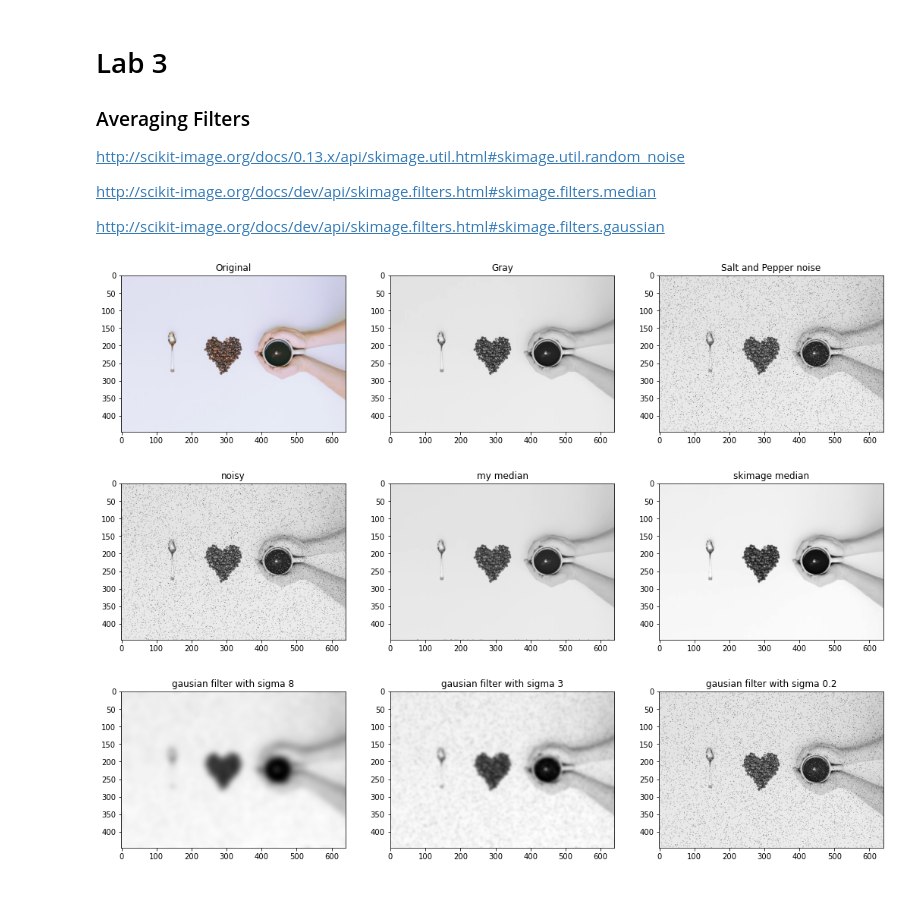
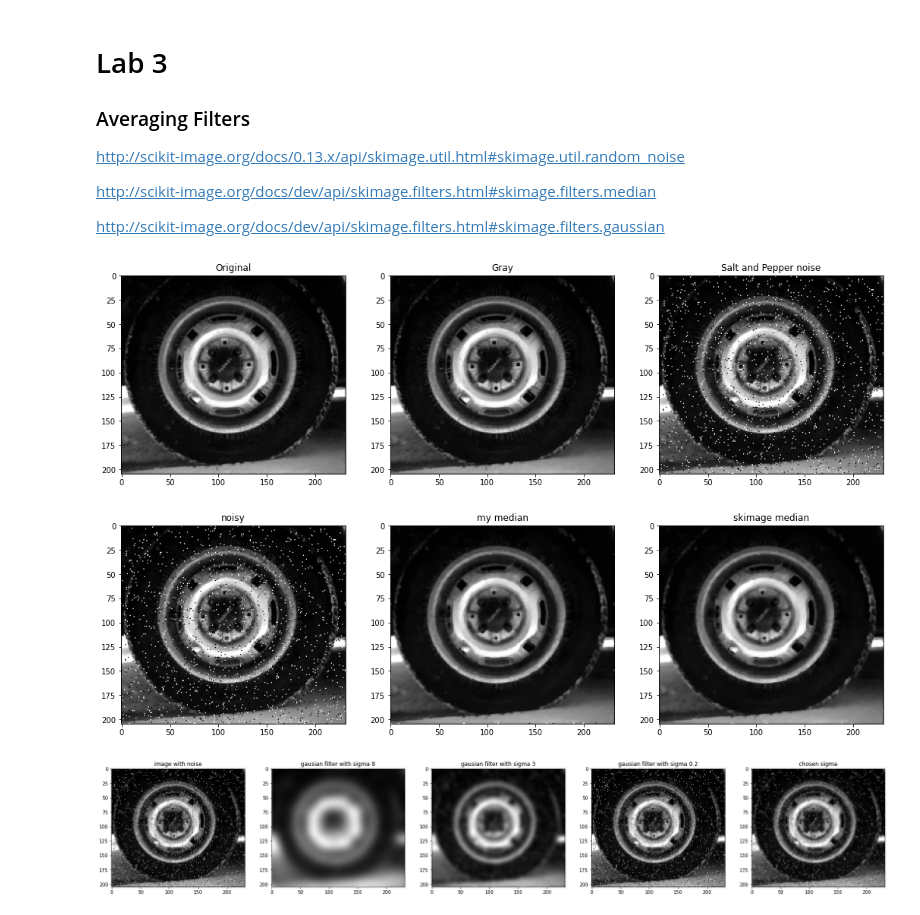
Before and after one commit to norhanreda/solutions-of-image-processing-labs, a Jupyter notebook: lab3/Lab-03-Smoothing-STD/Lab_Smoothing_STD.ipynb, the cells around one changed output. Saved outputs shown, nothing was run; the diff lists cells and outputs as text; code cells hidden in the pictures.

```diff
--- a/lab3/Lab-03-Smoothing-STD/Lab_Smoothing_STD.ipynb
+++ b/lab3/Lab-03-Smoothing-STD/Lab_Smoothing_STD.ipynb
@@ -17,13 +17,14 @@ import math
 # %%
 from statistics import mode
 
 
-img=io.imread('coffee.jpeg')
-grey=rgb2gray(img)
+img=io.imread('tire.tif')
+# grey=rgb2gray(img)
+grey=np.copy(img)
 noisy=random_noise(grey,mode='s&p',amount=0.05)
 show_images([img, grey, noisy], ['Original', 'Gray', 'Salt and Pepper noise'])
 # %% [output]
-[figure, old version]
+[figure, new version]
 # %%
 '''
 (1) Your own median filter algorithm
@@ -57,7 +58,7 @@ nor_median=my_median(noisy)
 skimage_median=median(noisy)
 show_images([noisy,nor_median,skimage_median],['noisy','my median','skimage median'])
 # %% [output]
-[figure, old version]
+[figure, new version]
 # %%
 '''
 (3) Gaussion Filters
@@ -65,7 +66,7 @@ show_images([noisy,nor_median,skimage_median],['noisy','my median','skimage medi
 g8=gaussian(noisy,sigma=8)
 g3=gaussian(noisy,sigma=3)
 g02=gaussian(noisy,sigma=0.2)
-
-show_images([g8,g3,g02],['gausian filter with sigma 8','gausian filter with sigma 3','gausian filter with sigma 0.2'])
+g_chosen=gaussian(noisy,sigma=0.79788)
+show_images([noisy,g8,g3,g02,g_chosen],['image with noise','gausian filter with sigma 8','gausian filter with sigma 3','gausian filter with sigma 0.2','chosen sigma'])
 # %% [output]
-[figure, old version]
+[figure, new version]
```
Also changed, not shown: 2 other files.
